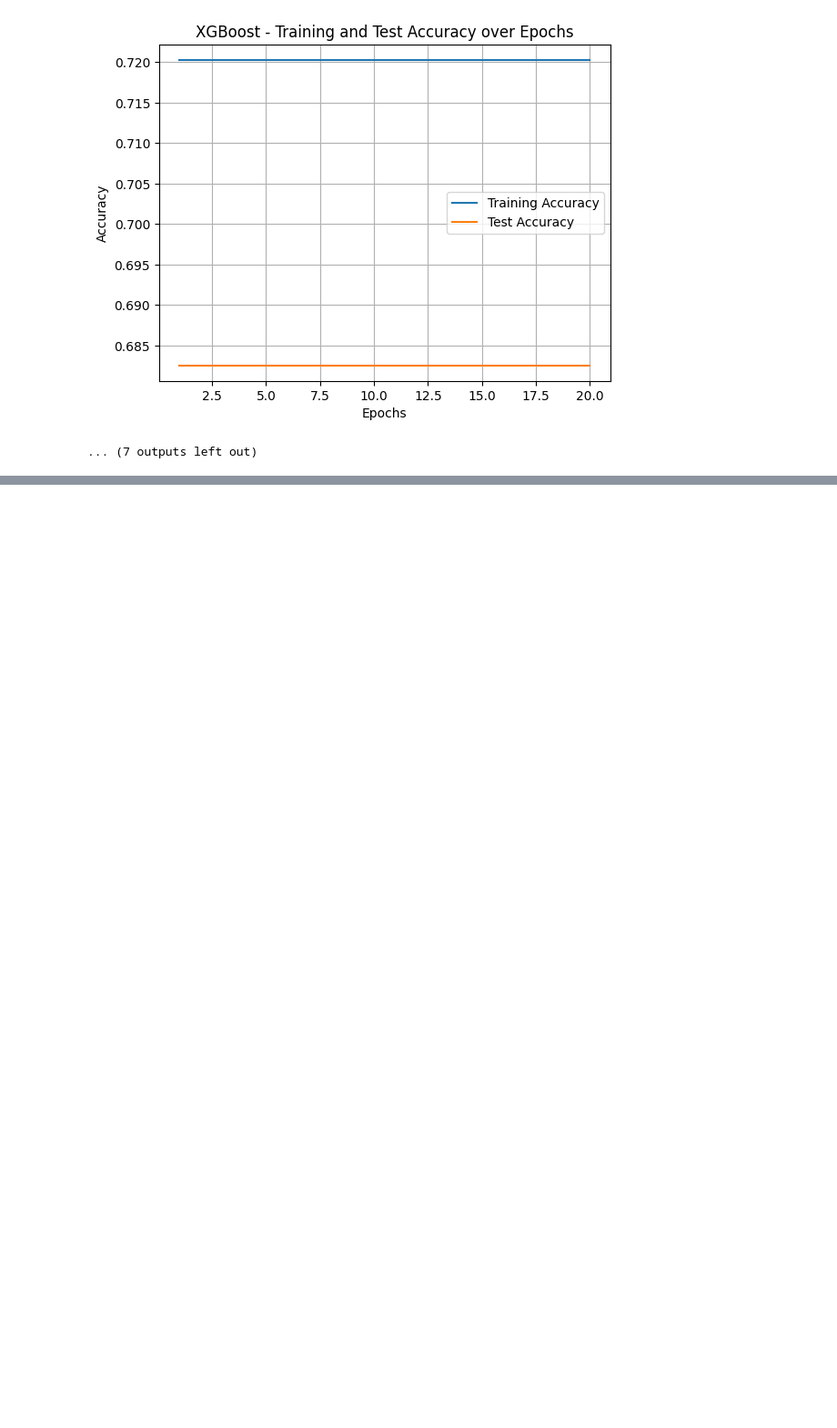
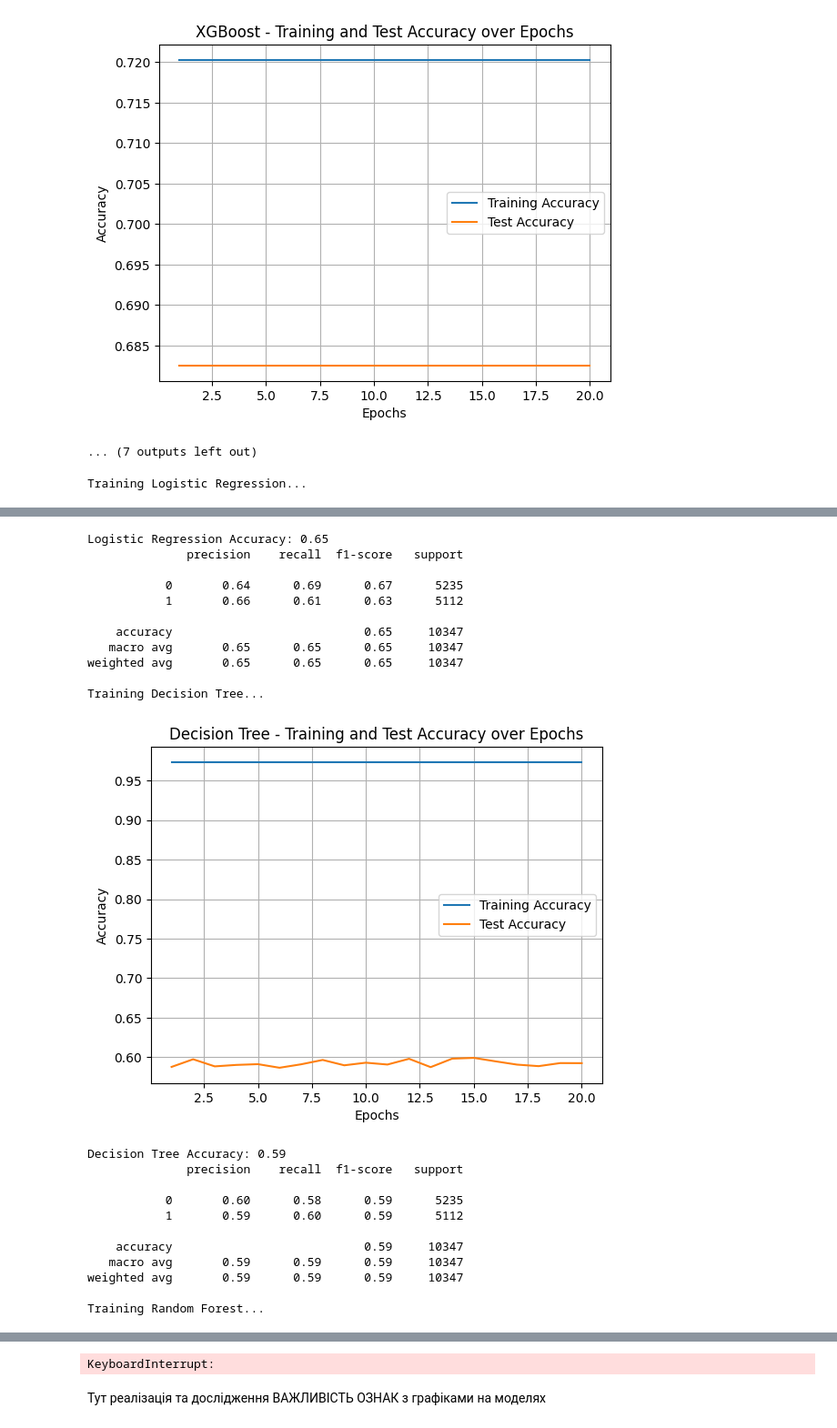
Before and after one commit to Dimus0/Heart-Failure, a Jupyter notebook: research_model/research._for_men_and_woman.ipynb, the cells around one changed output, grey strips where cells are left out. Shown at 91% size. Cells and saved outputs as stored; diff of their text form; code cells hidden in the pictures; blank space fills up the shorter version.

```diff
--- a/research_model/research._for_men_and_woman.ipynb
+++ b/research_model/research._for_men_and_woman.ipynb
@@ -306,3 +377,22 @@ models = {
     "Naive Bayes": GaussianNB(),
     "MLP Neural Network": MLPClassifier()
 }
+# %%
+results = {}
+
+for name, model in models.items():
+    print(f"Training {name}...")
+    model = model.fit(X_train_female, y_train_female)
+    y_pred = model.predict(X_test_female)
+    accuracy = accuracy_score(y_test_female, y_pred)
+
+    print(f"{name} Accuracy: {np.round(accuracy, 2)}")
+    report = classification_report(y_test_female, y_pred, output_dict=True)
+
+    results[name] = {
+        "accuracy": accuracy,
+        "classification_report": report
+    }
+
+with open("all_model_results_female.json", "w") as f:
+    json.dump(results, f, indent=4)
@@ -401,3 +510,36 @@ weighted avg       0.70      0.70      0.70     10347
 Training XGBoost...
 [figure]
 ... (7 outputs left out)
+# %%
+epochs = 20
+training_acc = []
+test_acc = []
+
+for name, model in models.items():
+    print(f"Training {name}...")
+
+    for epoch in range(epochs):
+        model.fit(X_train_female, y_train_female)
+
+        training_acc.append(model.score(X_train_female, y_train_female))
+        test_acc.append(model.score(X_test_female, y_test_female))
+
+    plt.figure()
+    plt.plot(range(1, epochs + 1), training_acc, label='Training Accuracy')
+    plt.plot(range(1, epochs + 1), test_acc, label='Test Accuracy')
+    plt.title(f'{name} - Training and Test Accuracy over Epochs')
+    plt.ylabel('Accuracy')
+    plt.xlabel('Epochs')
+    plt.grid(True)
+    plt.legend()
+    plt.show()
+
+    y_pred_female = model.predict(X_test_female)
+    accuracy = accuracy_score(y_test_female, y_pred_female)
+    print(f"{name} Accuracy: {np.round(accuracy, 2)}")
+    print(classification_report(y_test_female, y_pred_female))
+
+    training_acc.clear()
+    test_acc.clear()
+# %% [output]
+Training Logistic Regression...
@@ -403,0 +547,23 @@ Training XGBoost...
+Logistic Regression Accuracy: 0.65
+              precision    recall  f1-score   support
+
+           0       0.64      0.69      0.67      5235
+           1       0.66      0.61      0.63      5112
+
+    accuracy                           0.65     10347
+   macro avg       0.65      0.65      0.65     10347
+weighted avg       0.65      0.65      0.65     10347
+
+Training Decision Tree...
+[figure, added]
+Decision Tree Accuracy: 0.59
+              precision    recall  f1-score   support
+
+           0       0.60      0.58      0.59      5235
+           1       0.59      0.60      0.59      5112
+
+    accuracy                           0.59     10347
+   macro avg       0.59      0.59      0.59     10347
+weighted avg       0.59      0.59      0.59     10347
+
+Training Random Forest...
@@ -403,0 +582,3 @@ Training XGBoost...
+KeyboardInterrupt:
+# %% [markdown]
+Тут реалізація та дослідження ВАЖЛИВІСТЬ ОЗНАК з графіками на моделях
```
Also changed, not shown: parts of 13 cells of this notebook, 6 other files.
